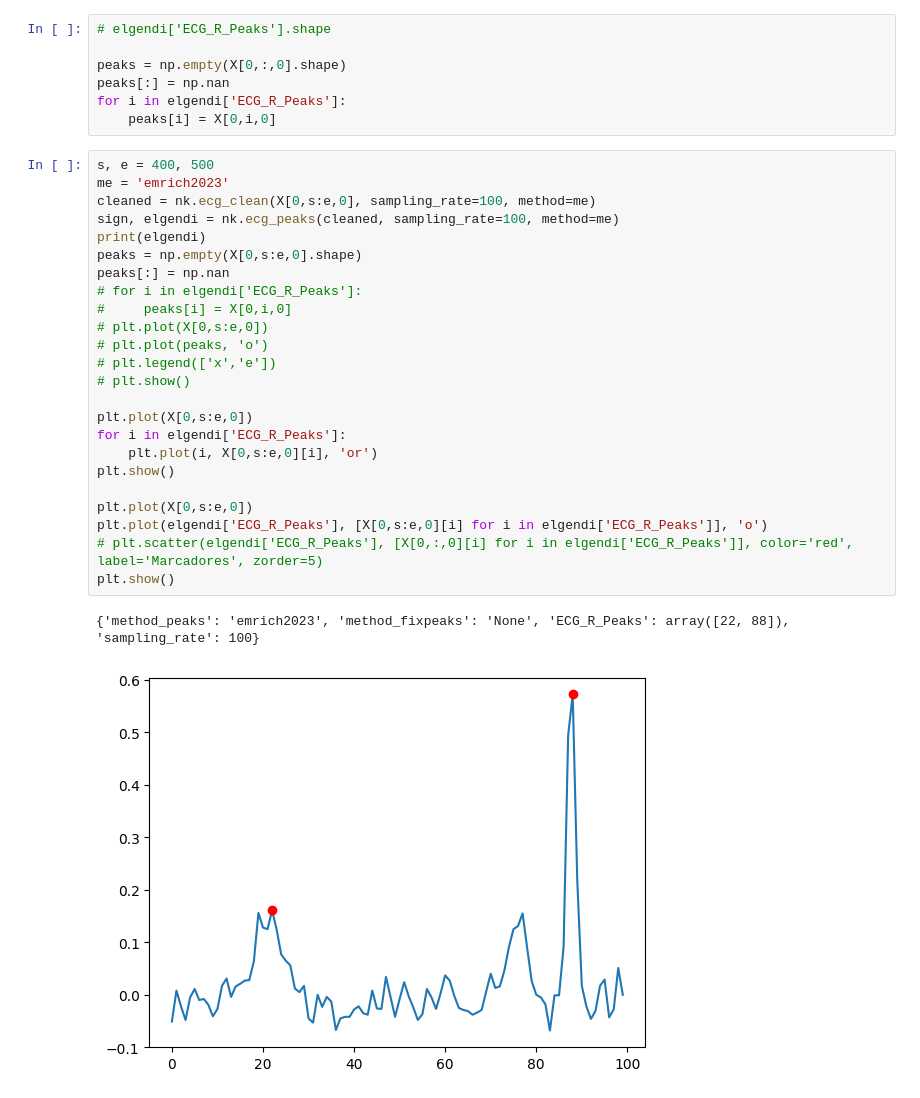
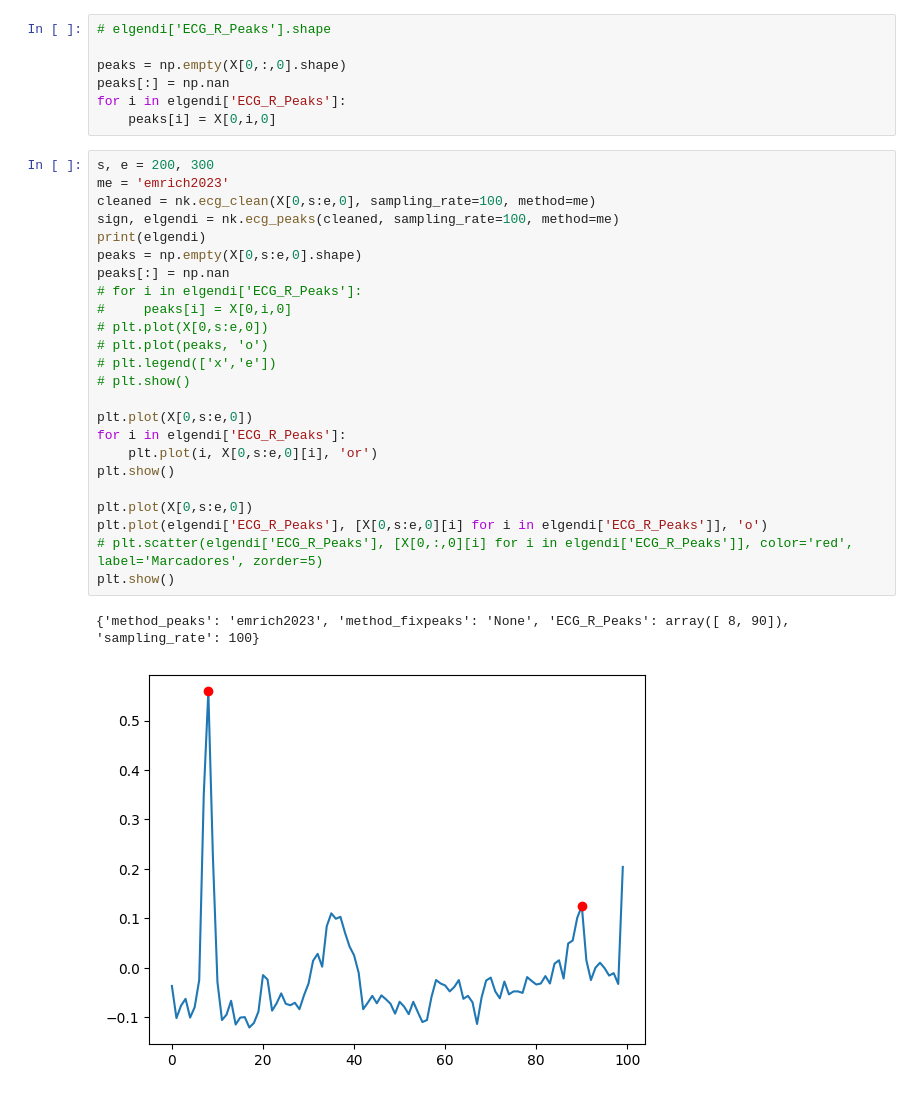
Before and after one commit to luisehs/LLM_ECG, a Jupyter notebook: example_physionet.ipynb, the cells around one changed output. Cells and saved outputs as stored; diff of their text form.

```diff
--- a/example_physionet.ipynb
+++ b/example_physionet.ipynb
@@ -258,29 +259,29 @@ peaks[:] = np.nan
 for i in elgendi['ECG_R_Peaks']:
     peaks[i] = X[0,i,0]
 # %%
-s, e = 400, 500
+s, e = 200, 300
 me = 'emrich2023'
 cleaned = nk.ecg_clean(X[0,s:e,0], sampling_rate=100, method=me)
 sign, elgendi = nk.ecg_peaks(cleaned, sampling_rate=100, method=me)
 print(elgendi)
 peaks = np.empty(X[0,s:e,0].shape)
 peaks[:] = np.nan
 # for i in elgendi['ECG_R_Peaks']:
 #     peaks[i] = X[0,i,0]
 # plt.plot(X[0,s:e,0])
 # plt.plot(peaks, 'o')
 # plt.legend(['x','e'])
 # plt.show()
 
 plt.plot(X[0,s:e,0])
 for i in elgendi['ECG_R_Peaks']:
     plt.plot(i, X[0,s:e,0][i], 'or')
 plt.show()
 
 plt.plot(X[0,s:e,0])
 plt.plot(elgendi['ECG_R_Peaks'], [X[0,s:e,0][i] for i in elgendi['ECG_R_Peaks']], 'o')
 # plt.scatter(elgendi['ECG_R_Peaks'], [X[0,:,0][i] for i in elgendi['ECG_R_Peaks']], color='red', label='Marcadores', zorder=5)
 plt.show()
 # %% [output]
-{'method_peaks': 'emrich2023', 'method_fixpeaks': 'None', 'ECG_R_Peaks': array([22, 88]), 'sampling_rate': 100}
+{'method_peaks': 'emrich2023', 'method_fixpeaks': 'None', 'ECG_R_Peaks': array([ 8, 90]), 'sampling_rate': 100}
-[figure, old version]
+[figure, new version]
```
Also changed, not shown: parts of 2 cells of this notebook.
